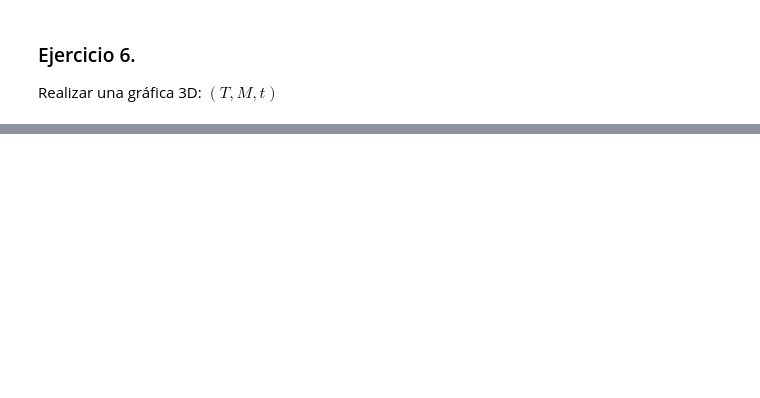
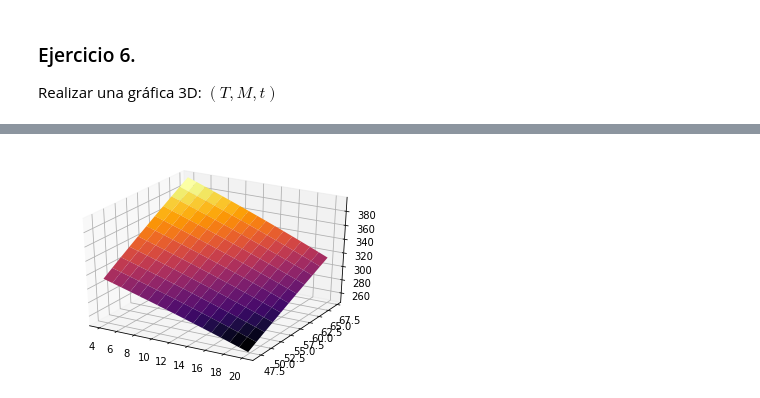
Before and after one commit to octasam/GeoMaC, a Jupyter notebook: PythonCientifico/PythonCientifico01.ipynb, the cells around one changed output, grey strips where cells are left out. Cells and saved outputs as stored; diff of their text form; code cells hidden in the pictures; blank space fills up the shorter version.

```diff
--- a/PythonCientifico/PythonCientifico01.ipynb
+++ b/PythonCientifico/PythonCientifico01.ipynb
@@ -151,8 +173,8 @@ def huevoCocido(M, c, ρ, K, To, Tw = 100, Ty = 70):
     num = M**(2/3) * c * rho**(1/3)
     den = K * math.pi**2 * (4 * math.pi / 3)**(2/3)
     T = (To - Tw) / (Ty - Tw)
-    return (num /den) * math.log(0.76 * T)
-#    return (num /den) * np.log(0.76 * T)
+#    return (num /den) * math.log(0.76 * T)
+    return (num /den) * np.log(0.76 * T)
 # %%
 ρ = rho
 t1 = huevoCocido(M, c, ρ, K, To = 4)
@@ -275,9 +389,11 @@ surf = ax.plot_surface(Tg, Mg, tg)
 # %%
 fig = plt.figure()
 ax = fig.gca(projection='3d')
 
 # Graficamos una superficie
-surf = ax.plot_surface(Tg, Mg, tg, cmap='coolwarm')
+surf = ax.plot_surface(Tg, Mg, tg, cmap='inferno')
+# %% [output]
+[figure, added]
 # %%
 from matplotlib.ticker import LinearLocator, FormatStrFormatter
 
```
Also changed, not shown: parts of 30 cells of this notebook, 1 other file.
